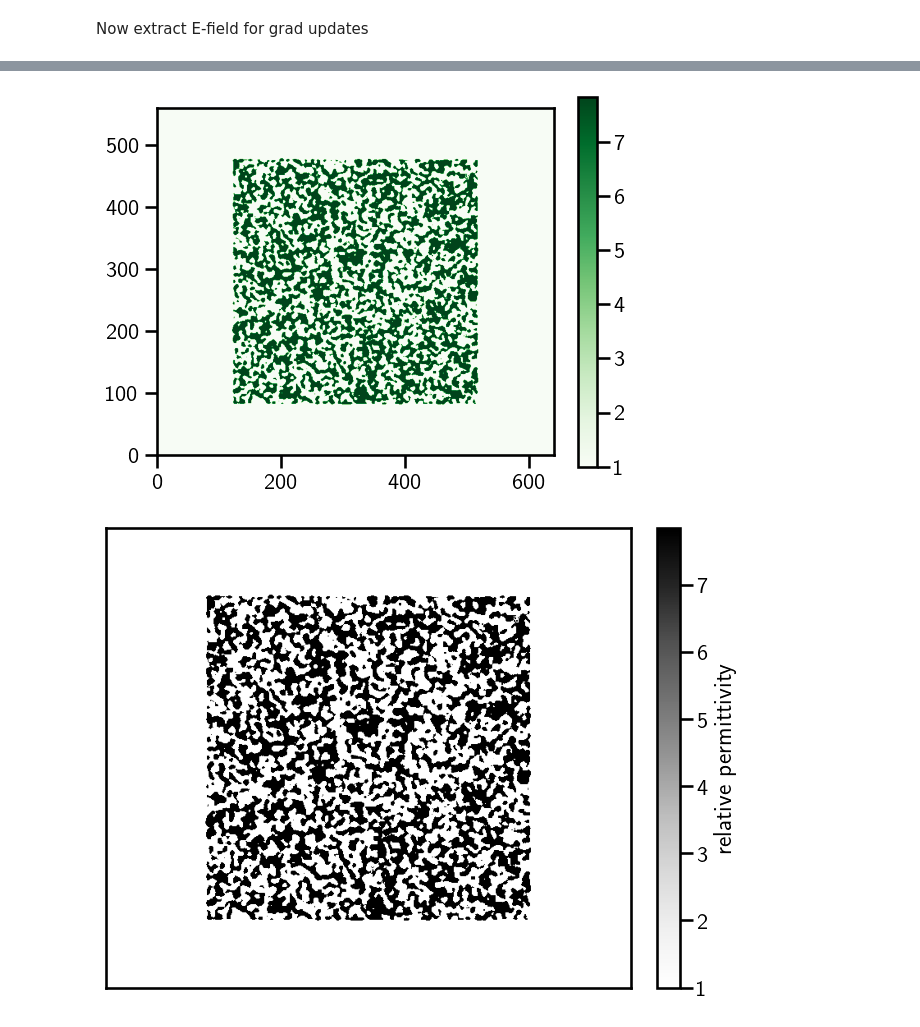
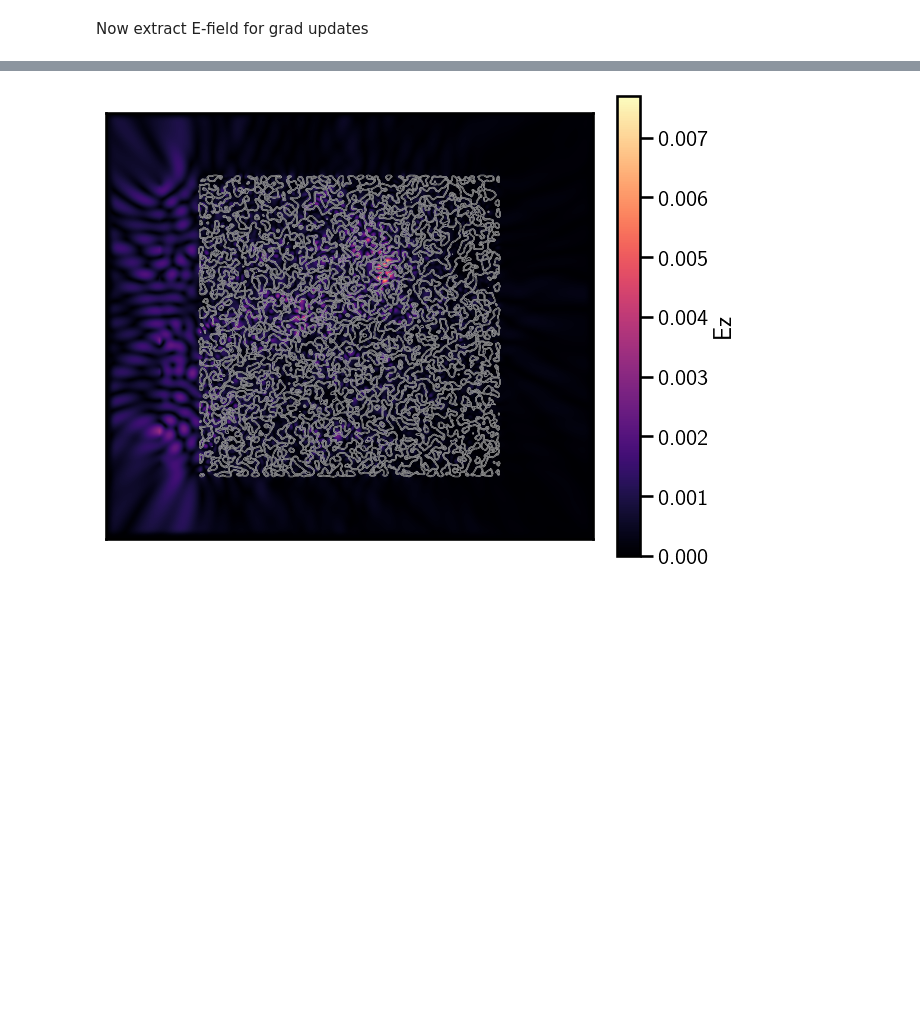
Before and after one commit to iroh-lord-of-tea/angler, a Jupyter notebook: Notebooks/NxN_processor_prelim.ipynb, the cells around one changed output, grey strips where cells are left out. Cells and saved outputs as stored; diff of their text form; code cells hidden in the pictures; blank space fills up the shorter version.

Commit message:
test random design region binarise

```diff
--- a/Notebooks/NxN_processor_prelim.ipynb
+++ b/Notebooks/NxN_processor_prelim.ipynb
@@ -107,7 +104,7 @@ Intel MKL WARNING: Support of Intel(R) Streaming SIMD Extensions 4.2 (Intel(R) S
 # %% [markdown]
 Add modal profiles for auto-diff
 # %%
-amp_test_list = [10, 0, 0, 0, 0, 0, 0, 0, 0, 0]
+amp_test_list = [0.5, 0.1, 0.4, 0.3, 0.2, 0.7, 0.4, 0.2, 0.8, 0.1]
 
 # TODO :: Write function "update_src" to encapsulate this ...
 
@@ -235,24 +233,33 @@ plt.show()
 # %%
 #rho2eps
 rho = np.zeros((Nx, Ny))
+eps = np.ones((Nx, Ny))
 rho[x_min:x_max, y_min:y_max] = np.random.rand(400, 400)
-beta = 10000
+beta = 100
 eta = 0.5
 
-rhot = rho2rhot(rho, W)
-rhob = rhot2rhob(rhot, eta=eta, beta=beta)
-eps = rhob2eps(rhob, eps_m=eps_m)
+# rhot = rho2rhot(rho, W)
+# rhob = rhot2rhob(rhot, eta=eta, beta=beta)
+eps = rho2eps(rho, eps_m=eps_m, W=W, eta=eta, beta=beta)
+eps = eps[x_min:x_max, y_min:y_max]
+print(eps.shape)
+print(simulation_fwd.eps_r.shape)
+simulation_fwd.eps_r[x_min:x_max, y_min:y_max] = eps
+simulation_adj.eps_r[x_min:x_max, y_min:y_max] = eps
 
-simulation_fwd.eps_r = eps
-simulation_adj.eps_r = eps
+# plt.imshow(eps.T, cmap="Greens")
+# plt.ylim(0,Ny)
+# plt.colorbar()
+# plt.show()
 
-plt.imshow(eps.T, cmap="Greens")
-plt.ylim(0,Ny)
-plt.colorbar()
+# simulation_adj.plt_eps(outline=False)
+# plt.show()
+# print(eps[354,356])
+
+(Hx, Hy, Ez) = simulation_fwd.solve_fields()
+simulation_fwd.plt_abs(outline=True, cbar=True);
+# plt.xlim((nx - 2*l*L), (nx + 2*l*L))
+# plt.ylim((ny - 2*l*H), (ny + 2*l*H))
 plt.show()
-
-simulation_adj.plt_eps(outline=False)
-plt.show()
 # %% [output]
-[figure, old version]
+[figure, new version]
-[figure, removed]
```
Also changed, not shown: parts of 5 cells of this notebook, 1 other file.
